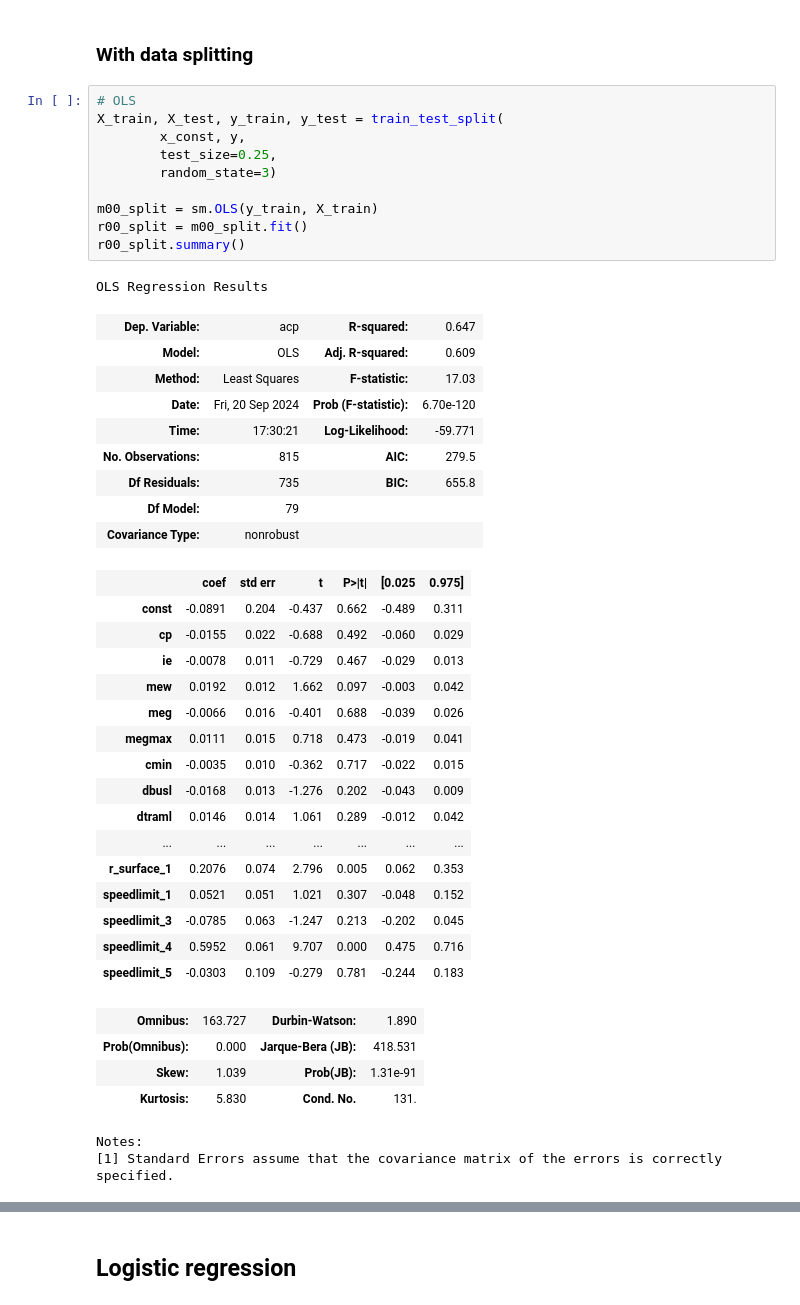
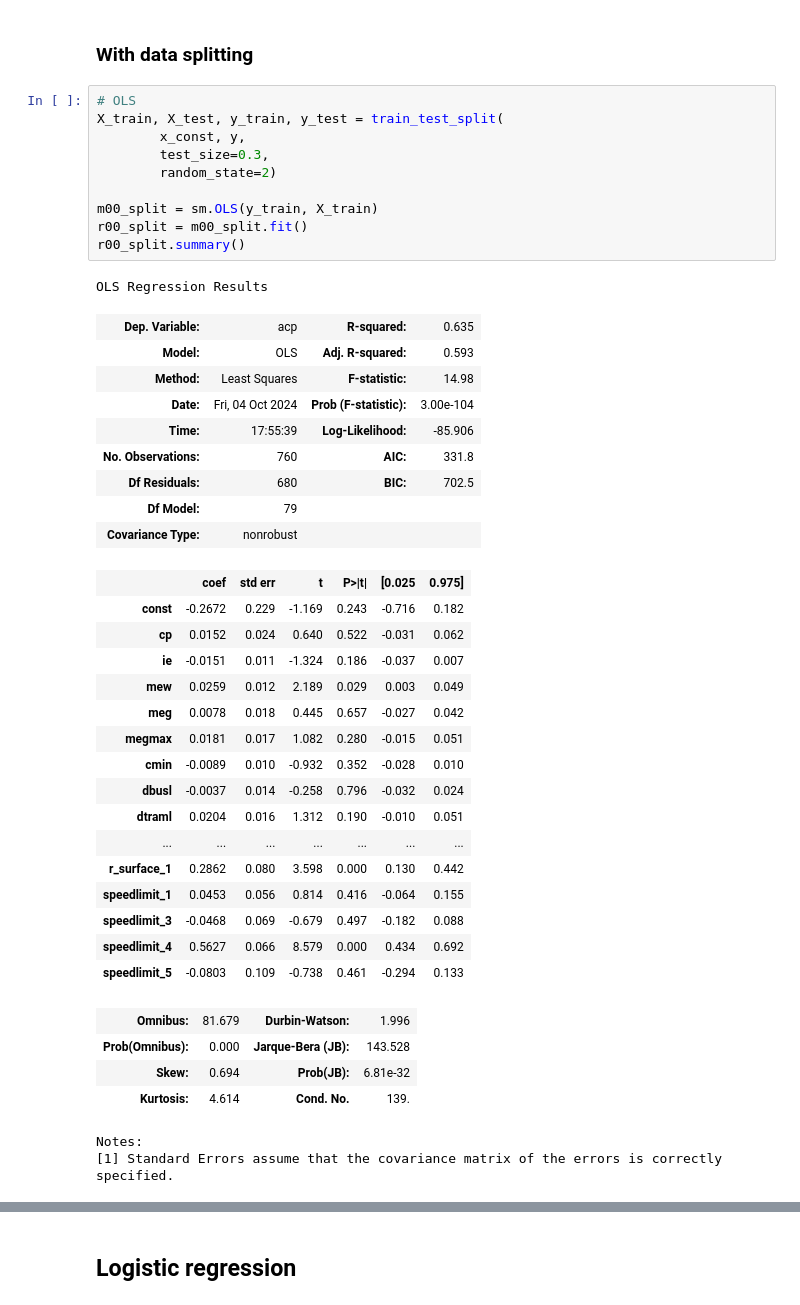
Before and after one commit to yeluH/MT_FI, a Jupyter notebook: Notebooks/1_Regression_presence_of_accident.ipynb, the cells around one changed output, grey strips where cells are left out. Cells and saved outputs as stored; diff of their text form.

```diff
--- a/Notebooks/1_Regression_presence_of_accident.ipynb
+++ b/Notebooks/1_Regression_presence_of_accident.ipynb
@@ -318,44 +315,44 @@ mean f1 score 0.8861337793772281
 # %%
 # OLS
 X_train, X_test, y_train, y_test = train_test_split(
         x_const, y,
-        test_size=0.25,
-        random_state=3)
+        test_size=0.3,
+        random_state=2)
 
 m00_split = sm.OLS(y_train, X_train)
 r00_split = m00_split.fit()
 r00_split.summary()
 # %% [output]
 OLS Regression Results
-| Dep. Variable: | acp | R-squared: | 0.647 |
-| Model: | OLS | Adj. R-squared: | 0.609 |
-| Method: | Least Squares | F-statistic: | 17.03 |
-| Date: | Fri, 20 Sep 2024 | Prob (F-statistic): | 6.70e-120 |
-| Time: | 17:30:21 | Log-Likelihood: | -59.771 |
-| No. Observations: | 815 | AIC: | 279.5 |
-| Df Residuals: | 735 | BIC: | 655.8 |
+| Dep. Variable: | acp | R-squared: | 0.635 |
+| Model: | OLS | Adj. R-squared: | 0.593 |
+| Method: | Least Squares | F-statistic: | 14.98 |
+| Date: | Fri, 04 Oct 2024 | Prob (F-statistic): | 3.00e-104 |
+| Time: | 17:55:39 | Log-Likelihood: | -85.906 |
+| No. Observations: | 760 | AIC: | 331.8 |
+| Df Residuals: | 680 | BIC: | 702.5 |
 | Df Model: | 79 |  |  |
 | Covariance Type: | nonrobust |  |  |
 |  | coef | std err | t | P>|t| | [0.025 | 0.975] |
-| const | -0.0891 | 0.204 | -0.437 | 0.662 | -0.489 | 0.311 |
-| cp | -0.0155 | 0.022 | -0.688 | 0.492 | -0.060 | 0.029 |
-| ie | -0.0078 | 0.011 | -0.729 | 0.467 | -0.029 | 0.013 |
-| mew | 0.0192 | 0.012 | 1.662 | 0.097 | -0.003 | 0.042 |
-| meg | -0.0066 | 0.016 | -0.401 | 0.688 | -0.039 | 0.026 |
-| megmax | 0.0111 | 0.015 | 0.718 | 0.473 | -0.019 | 0.041 |
-| cmin | -0.0035 | 0.010 | -0.362 | 0.717 | -0.022 | 0.015 |
-| dbusl | -0.0168 | 0.013 | -1.276 | 0.202 | -0.043 | 0.009 |
-| dtraml | 0.0146 | 0.014 | 1.061 | 0.289 | -0.012 | 0.042 |
+| const | -0.2672 | 0.229 | -1.169 | 0.243 | -0.716 | 0.182 |
+| cp | 0.0152 | 0.024 | 0.640 | 0.522 | -0.031 | 0.062 |
+| ie | -0.0151 | 0.011 | -1.324 | 0.186 | -0.037 | 0.007 |
+| mew | 0.0259 | 0.012 | 2.189 | 0.029 | 0.003 | 0.049 |
+| meg | 0.0078 | 0.018 | 0.445 | 0.657 | -0.027 | 0.042 |
+| megmax | 0.0181 | 0.017 | 1.082 | 0.280 | -0.015 | 0.051 |
+| cmin | -0.0089 | 0.010 | -0.932 | 0.352 | -0.028 | 0.010 |
+| dbusl | -0.0037 | 0.014 | -0.258 | 0.796 | -0.032 | 0.024 |
+| dtraml | 0.0204 | 0.016 | 1.312 | 0.190 | -0.010 | 0.051 |
 | ... | ... | ... | ... | ... | ... | ... |
-| r_surface_1 | 0.2076 | 0.074 | 2.796 | 0.005 | 0.062 | 0.353 |
-| speedlimit_1 | 0.0521 | 0.051 | 1.021 | 0.307 | -0.048 | 0.152 |
-| speedlimit_3 | -0.0785 | 0.063 | -1.247 | 0.213 | -0.202 | 0.045 |
-| speedlimit_4 | 0.5952 | 0.061 | 9.707 | 0.000 | 0.475 | 0.716 |
-| speedlimit_5 | -0.0303 | 0.109 | -0.279 | 0.781 | -0.244 | 0.183 |
+| r_surface_1 | 0.2862 | 0.080 | 3.598 | 0.000 | 0.130 | 0.442 |
+| speedlimit_1 | 0.0453 | 0.056 | 0.814 | 0.416 | -0.064 | 0.155 |
+| speedlimit_3 | -0.0468 | 0.069 | -0.679 | 0.497 | -0.182 | 0.088 |
+| speedlimit_4 | 0.5627 | 0.066 | 8.579 | 0.000 | 0.434 | 0.692 |
+| speedlimit_5 | -0.0803 | 0.109 | -0.738 | 0.461 | -0.294 | 0.133 |
-| Omnibus: | 163.727 | Durbin-Watson: | 1.890 |
-| Prob(Omnibus): | 0.000 | Jarque-Bera (JB): | 418.531 |
-| Skew: | 1.039 | Prob(JB): | 1.31e-91 |
-| Kurtosis: | 5.830 | Cond. No. | 131. |
+| Omnibus: | 81.679 | Durbin-Watson: | 1.996 |
+| Prob(Omnibus): | 0.000 | Jarque-Bera (JB): | 143.528 |
+| Skew: | 0.694 | Prob(JB): | 6.81e-32 |
+| Kurtosis: | 4.614 | Cond. No. | 139. |
 Notes:
 [1] Standard Errors assume that the covariance matrix of the errors is correctly specified.
 # %%
```
Also changed, not shown: parts of 26 cells of this notebook.
